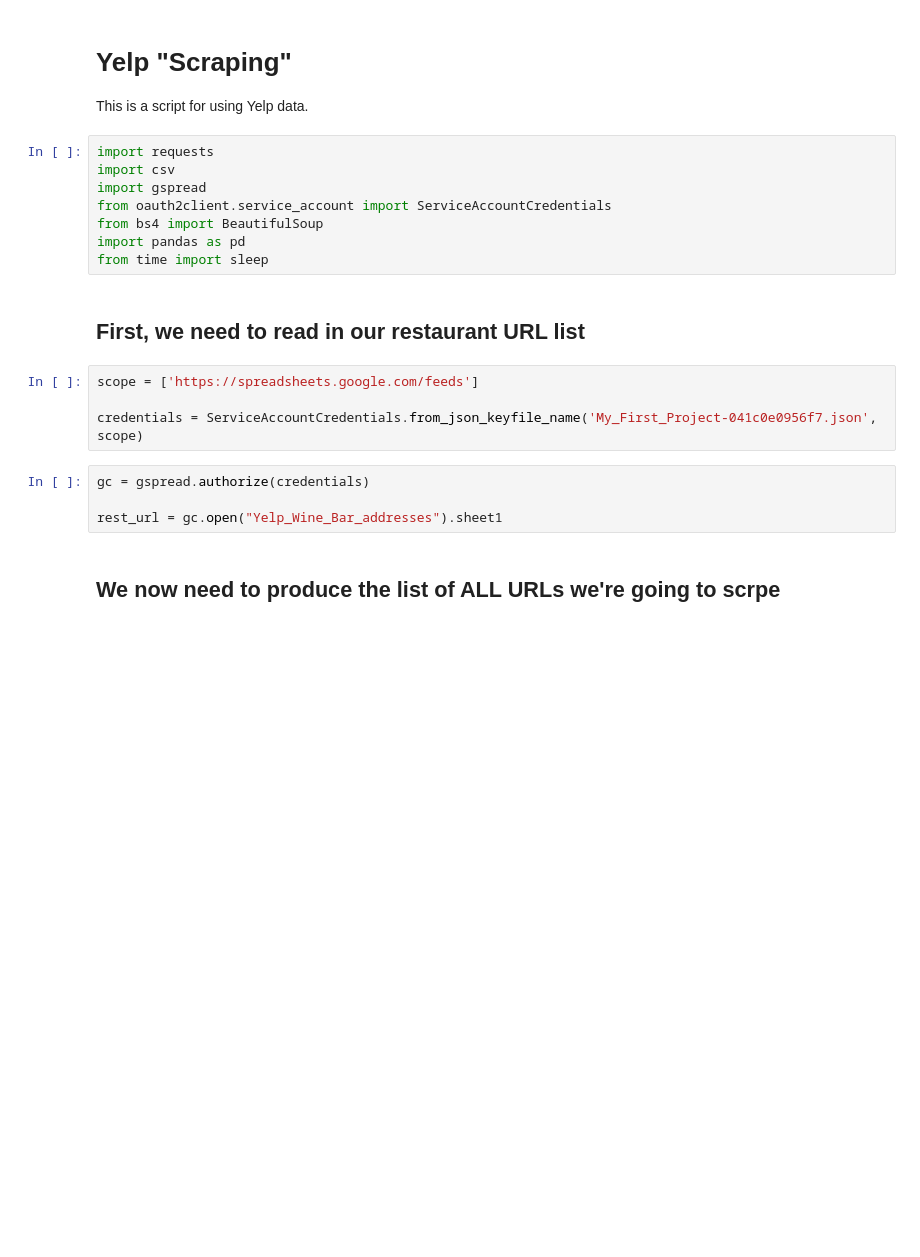
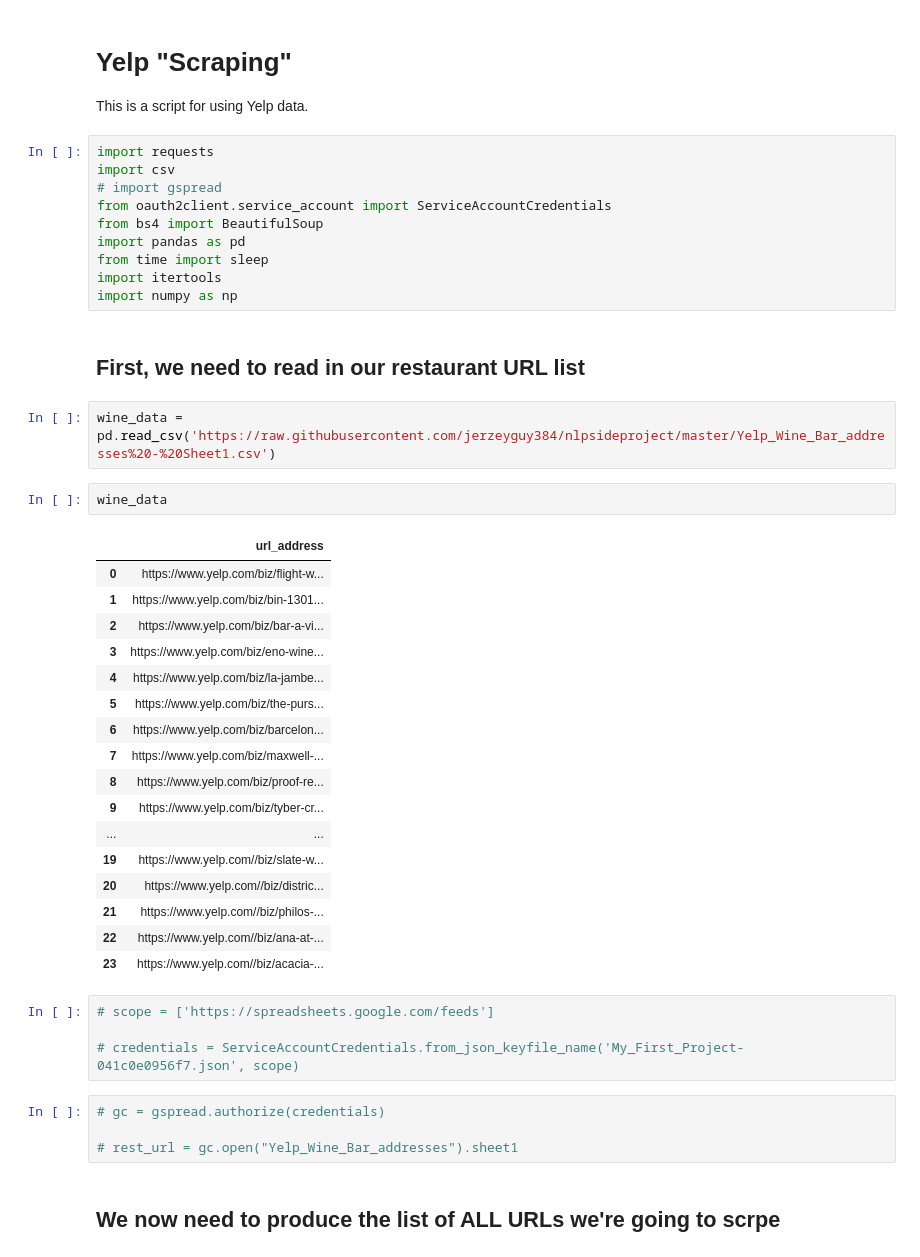
Before and after one commit to jerzeyguy384/nlpsideproject, a Jupyter notebook: Python_Webscraping.ipynb, the cells around one changed output. Drawn from its saved outputs; the diff is of its cells as text; blank space fills up the shorter version.

```diff
--- a/Python_Webscraping.ipynb
+++ b/Python_Webscraping.ipynb
@@ -5,21 +5,45 @@ This is a script for using Yelp data.
 # %%
 import requests
 import csv
-import gspread
+# import gspread
 from oauth2client.service_account import ServiceAccountCredentials
 from bs4 import BeautifulSoup
 import pandas as pd
 from time import sleep
+import itertools
+import numpy as np
 # %% [markdown]
 ## First, we need to read in our restaurant URL list
+# %%
+wine_data = pd.read_csv('https://raw.githubusercontent.com/jerzeyguy384/nlpsideproject/master/Yelp_Wine_Bar_addresses%20-%20Sheet1.csv')
+# %%
+wine_data
+# %% [output]
+|  | url_address |
+| 0 | https://www.yelp.com/biz/flight-w... |
+| 1 | https://www.yelp.com/biz/bin-1301... |
+| 2 | https://www.yelp.com/biz/bar-a-vi... |
+| 3 | https://www.yelp.com/biz/eno-wine... |
+| 4 | https://www.yelp.com/biz/la-jambe... |
+| 5 | https://www.yelp.com/biz/the-purs... |
+| 6 | https://www.yelp.com/biz/barcelon... |
+| 7 | https://www.yelp.com/biz/maxwell-... |
+| 8 | https://www.yelp.com/biz/proof-re... |
+| 9 | https://www.yelp.com/biz/tyber-cr... |
+| ... | ... |
+| 19 | https://www.yelp.com//biz/slate-w... |
+| 20 | https://www.yelp.com//biz/distric... |
+| 21 | https://www.yelp.com//biz/philos-... |
+| 22 | https://www.yelp.com//biz/ana-at-... |
+| 23 | https://www.yelp.com//biz/acacia-... |
 # %%
-scope = ['https://spreadsheets.google.com/feeds']
+# scope = ['https://spreadsheets.google.com/feeds']
 
-credentials = ServiceAccountCredentials.from_json_keyfile_name('My_First_Project-041c0e0956f7.json', scope)
+# credentials = ServiceAccountCredentials.from_json_keyfile_name('My_First_Project-041c0e0956f7.json', scope)
 # %%
-gc = gspread.authorize(credentials)
+# gc = gspread.authorize(credentials)
 
-rest_url = gc.open("Yelp_Wine_Bar_addresses").sheet1
+# rest_url = gc.open("Yelp_Wine_Bar_addresses").sheet1
 # %% [markdown]
 ## We now need to produce the list of ALL URLs we're going to scrpe
 # %%
```
Also changed, not shown: parts of 20 cells of this notebook.
